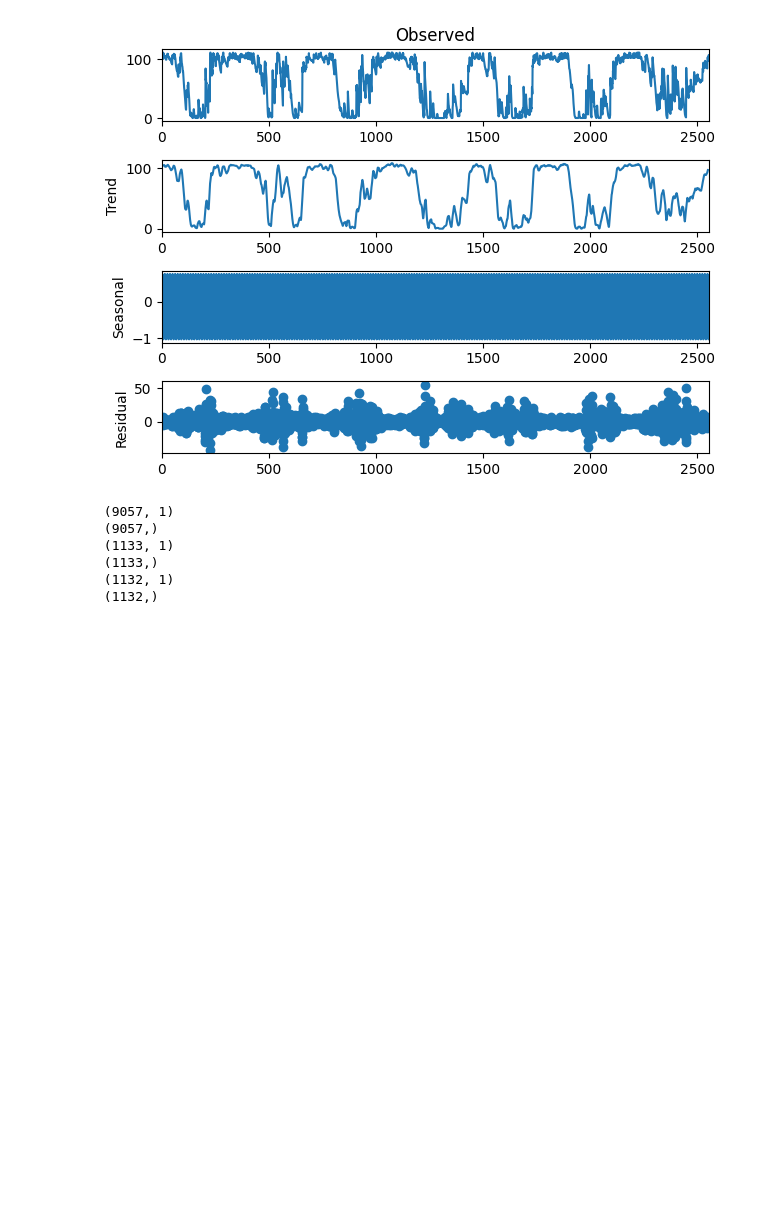
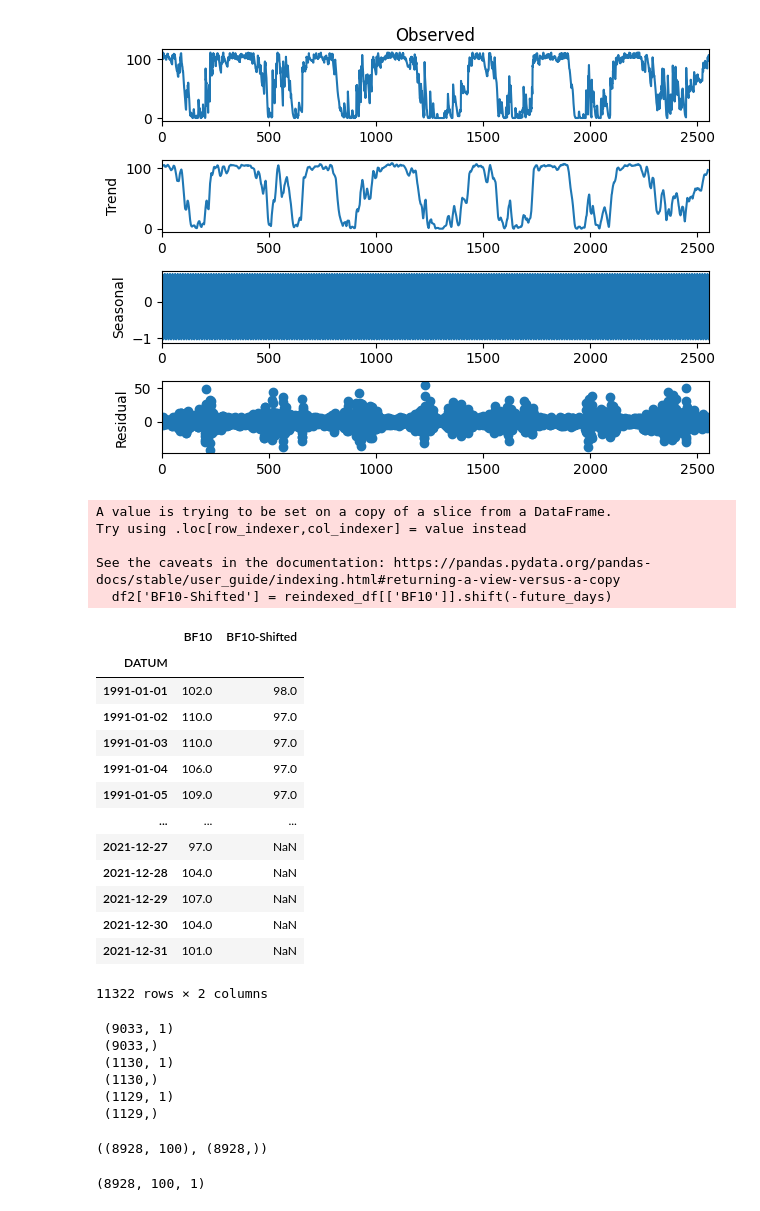
Before and after one commit to RompfRobert/Machine_Learning_and_Deep_Learning, a Jupyter notebook: Capstone-Project/test.ipynb, the cells around one changed output. Drawn from its saved outputs; the diff is of its cells as text; code cells hidden in the pictures; blank space fills up the shorter version.

```diff
--- a/Capstone-Project/test.ipynb
+++ b/Capstone-Project/test.ipynb
@@ -126,12 +125,38 @@ analysis.plot()
 plt.show()
 # %% [output]
 [figure]
+# %%
+future_days = 30
+
+df2 = reindexed_df[['BF10']]
+df2['BF10-Shifted'] = reindexed_df[['BF10']].shift(-future_days)
+df2
+# %% [output]
+A value is trying to be set on a copy of a slice from a DataFrame.
+Try using .loc[row_indexer,col_indexer] = value instead
+
+See the caveats in the documentation: https://pandas.pydata.org/pandas-docs/stable/user_guide/indexing.html#returning-a-view-versus-a-copy
+  df2['BF10-Shifted'] = reindexed_df[['BF10']].shift(-future_days)
+|  | BF10 | BF10-Shifted |
+| DATUM |  |  |
+| 1991-01-01 | 102.0 | 98.0 |
+| 1991-01-02 | 110.0 | 97.0 |
+| 1991-01-03 | 110.0 | 97.0 |
+| 1991-01-04 | 106.0 | 97.0 |
+| 1991-01-05 | 109.0 | 97.0 |
+| ... | ... | ... |
+| 2021-12-27 | 97.0 | NaN |
+| 2021-12-28 | 104.0 | NaN |
+| 2021-12-29 | 107.0 | NaN |
+| 2021-12-30 | 104.0 | NaN |
+| 2021-12-31 | 101.0 | NaN |
+11322 rows × 2 columns
 # %%
 # Dropping columns we won't be using for the predictions of closing price
-X = reindexed_df[['RF_TER']]
+X = df2[['BF10']][:-future_days]
 
 # Getting just the closing price column
-y = reindexed_df['BF10']
+y = df2['BF10-Shifted'][:-future_days]
 
 # Test train split
 X_train, X_test, y_train, y_test = train_test_split(X, y, shuffle=False, test_size=.2, random_state=random_seed)
@@ -141,9 +166,9 @@ print("", X_train.shape, "\n", y_train.shape,
       "\n", X_val.shape, "\n", y_val.shape,
       "\n", X_test.shape, "\n", y_test.shape)
 # %% [output]
- (9057, 1)
- (9057,)
- (1133, 1)
- (1133,)
- (1132, 1)
- (1132,)
+ (9033, 1)
+ (9033,)
+ (1130, 1)
+ (1130,)
+ (1129, 1)
+ (1129,)
@@ -168 +175,30 @@ LSTM_CELL_SIZE = 300
+# %%
+from seglearn.transform import FeatureRep, SegmentXYForecast, last
+
+TIME_WINDOW=100
+FORECAST_DISTANCE=30
+
+X_train, X_else = train_test_split(reindexed_df[['BF10']], test_size=0.2, shuffle=False, random_state=69)
+X_valid, X_test= train_test_split(X_else, test_size=0.5, shuffle=False, random_state=69)
+
+segmenter = SegmentXYForecast(width=TIME_WINDOW, step=1, y_func=last, forecast=FORECAST_DISTANCE)
+
+X_train_rolled, y_train_rolled,_=segmenter.fit_transform([X_train.values.flatten()],[X_train.values.flatten()])
+X_valid_rolled, y_valid_rolled,_=segmenter.fit_transform([X_valid.values.flatten()],[X_valid.values.flatten()])
+X_test_rolled, y_test_rolled,_=segmenter.fit_transform([X_test.values.flatten()],[X_test.values.flatten()])
+
+X_train_rolled.shape, y_train_rolled.shape
+# %% [output]
+((8928, 100), (8928,))
+# %%
+# Warning, Keras needs a 1D matrix, not a vector, so one must do:
+
+X_train_rolled = X_train_rolled[:,:, np.newaxis]
+X_valid_rolled = X_valid_rolled[:,:, np.newaxis]
+X_test_rolled = X_test_rolled[:,:, np.newaxis]
+
+## SHAPE: (samples, timesteps, variables)
+print(X_train_rolled.shape)
+# %% [output]
+(8928, 100, 1)
 # %%
```
Also changed, not shown: parts of 8 cells of this notebook.
